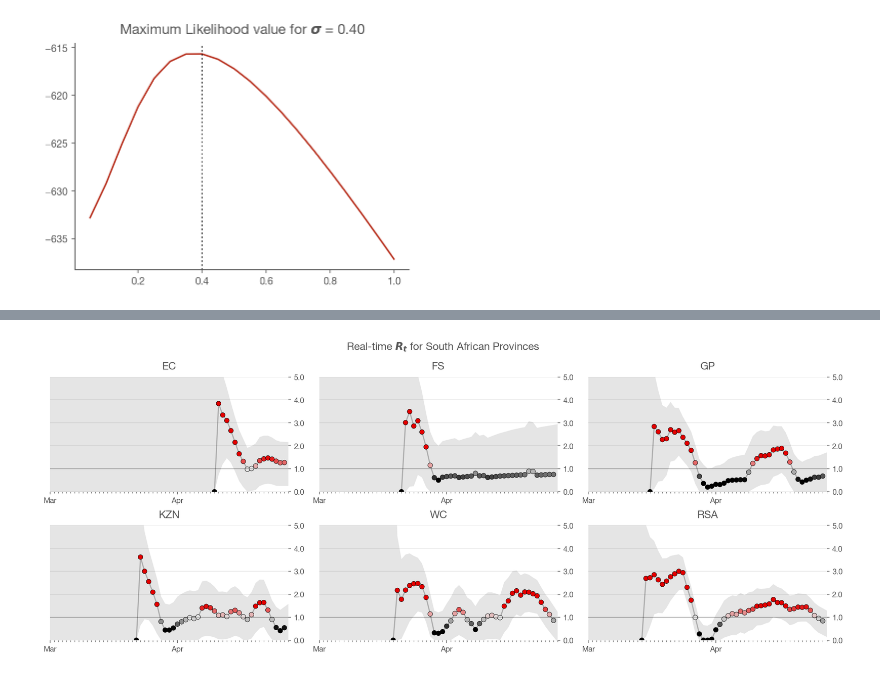
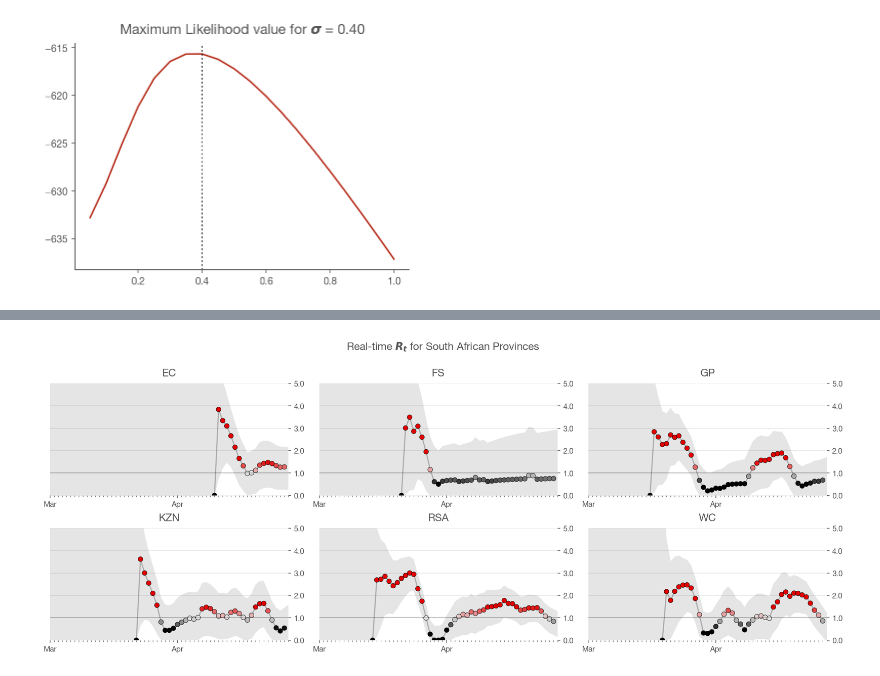
Before and after one commit to heerden/covid-19, a Jupyter notebook: Realtime_R0_World.ipynb, the cells around one changed output, grey strips where cells are left out. Saved outputs shown, nothing was run; the diff lists cells and outputs as text; code cells hidden in the pictures.

```diff
--- a/Realtime_R0_World.ipynb
+++ b/Realtime_R0_World.ipynb
@@ -205,7 +205,7 @@ RSA
 <matplotlib.lines.Line2D at 0x...>
 [figure]
 # %%
-final_results = {}
+final_results = None
 
 for state_name, result in results.items():
     print(state_name)
@@ -214,8 +214,16 @@ for state_name, result in results.items():
     hdis_50 = highest_density_interval(posteriors, p=.5)
     most_likely = posteriors.idxmax().rename('ML')
     result = pd.concat([most_likely, hdis_90, hdis_50], axis=1)
-    final_results[state_name] = result
+
+    # add province index for SA data
+    result.index = pd.MultiIndex.from_product([[state_name], result.index], names=['state','date'])
+
+    if final_results is None:
+        final_results = result
+    else:
+        final_results = pd.concat([final_results, result])
     clear_output(wait=True)
 
-print('Done')
+print('Done.')
+final_results
 # %% [output]
@@ -223,16 +245,15 @@ Done
 # %%
 ncols = 3
 nrows = int(np.ceil(len(results) / ncols))
 
 fig, axes = plt.subplots(nrows=nrows, ncols=ncols, figsize=(15, nrows*3))
 
-for i, (state_name, result) in enumerate(final_results.items()):
+for i, (state_name, result) in enumerate(final_results.groupby('state')):
     plot_rt(result, axes.flat[i], state_name)
-
 
 fig.tight_layout()
 fig.suptitle(f'Real-time $R_t$ for South African Provinces', fontsize=14)
 fig.subplots_adjust(top=0.85)
 fig.set_facecolor('w')
 # %% [output]
-[figure, old version]
+[figure, new version]
```
Also changed, not shown: parts of 8 cells of this notebook.
